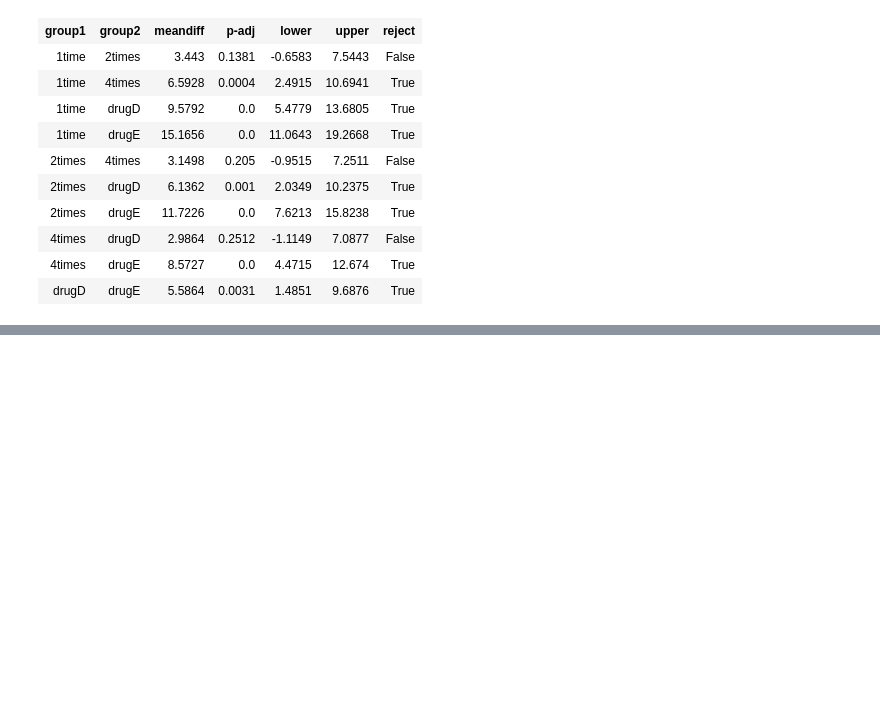
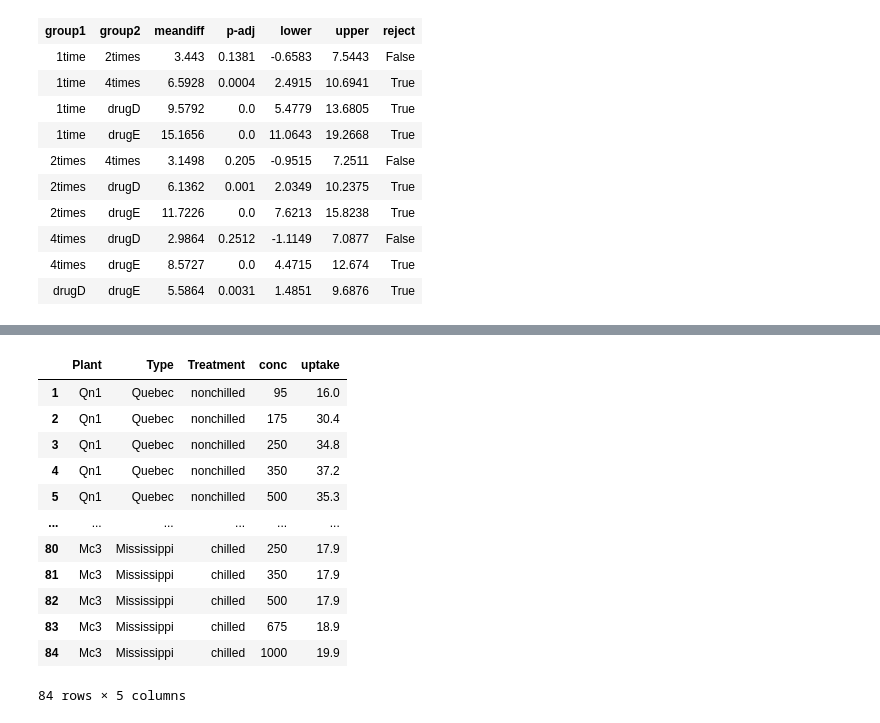
Before and after one commit to yori-lol/R-in-Action-Python, a Jupyter notebook: 9 ANOVA.ipynb, the cells around one changed output, grey strips where cells are left out. Cells and saved outputs as stored; diff of their text form; code cells hidden in the pictures; blank space fills up the shorter version.

```diff
--- a/9 ANOVA.ipynb
+++ b/9 ANOVA.ipynb
@@ -190,4 +256,18 @@ plt.show()
 # %%
 # 重复测试的方差分析
-co2 = pd.read_csv(r'data_set\\co2.csv', index_col=0)
+co2 = pd.read_csv(r'data_set\co2.csv', index_col=0)
 co2
+# %% [output]
+|  | Plant | Type | Treatment | conc | uptake |
+| 1 | Qn1 | Quebec | nonchilled | 95 | 16.0 |
+| 2 | Qn1 | Quebec | nonchilled | 175 | 30.4 |
+| 3 | Qn1 | Quebec | nonchilled | 250 | 34.8 |
+| 4 | Qn1 | Quebec | nonchilled | 350 | 37.2 |
+| 5 | Qn1 | Quebec | nonchilled | 500 | 35.3 |
+| ... | ... | ... | ... | ... | ... |
+| 80 | Mc3 | Mississippi | chilled | 250 | 17.9 |
+| 81 | Mc3 | Mississippi | chilled | 350 | 17.9 |
+| 82 | Mc3 | Mississippi | chilled | 500 | 17.9 |
+| 83 | Mc3 | Mississippi | chilled | 675 | 18.9 |
+| 84 | Mc3 | Mississippi | chilled | 1000 | 19.9 |
+84 rows × 5 columns
```
Also changed, not shown: parts of 11 cells of this notebook, 3 other files.
